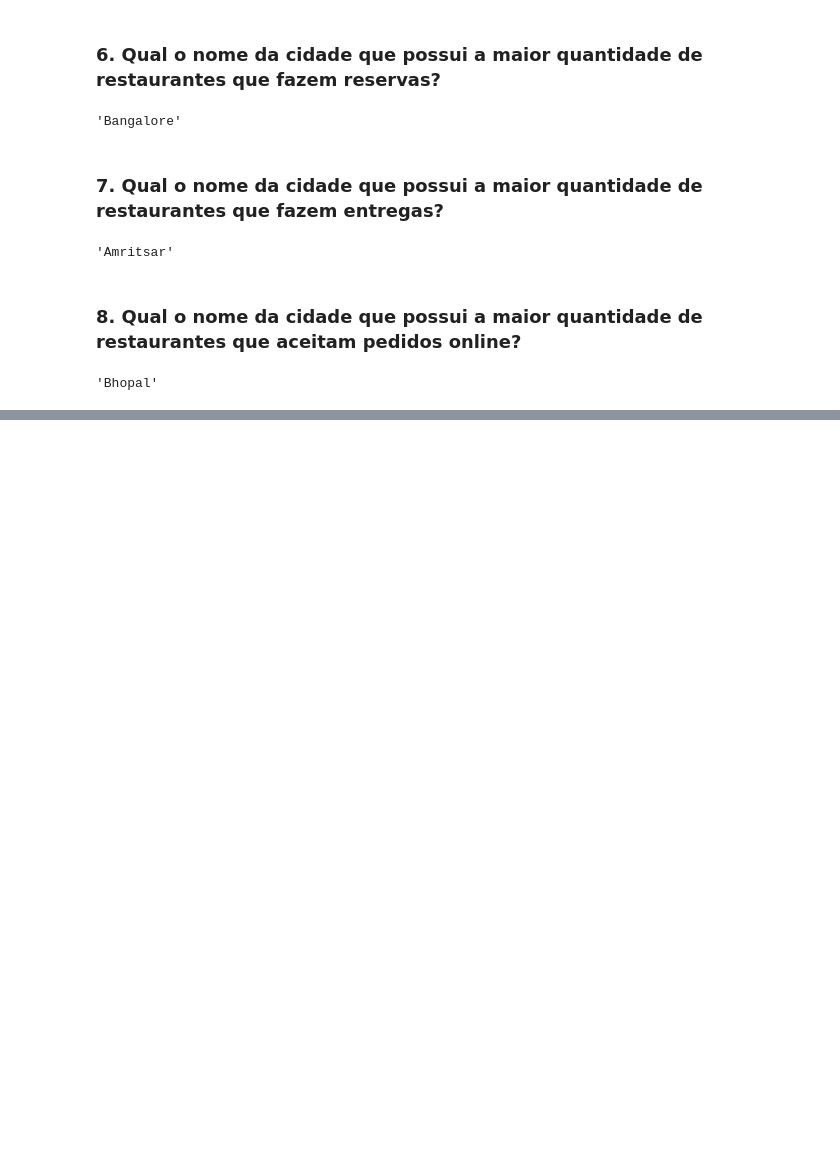
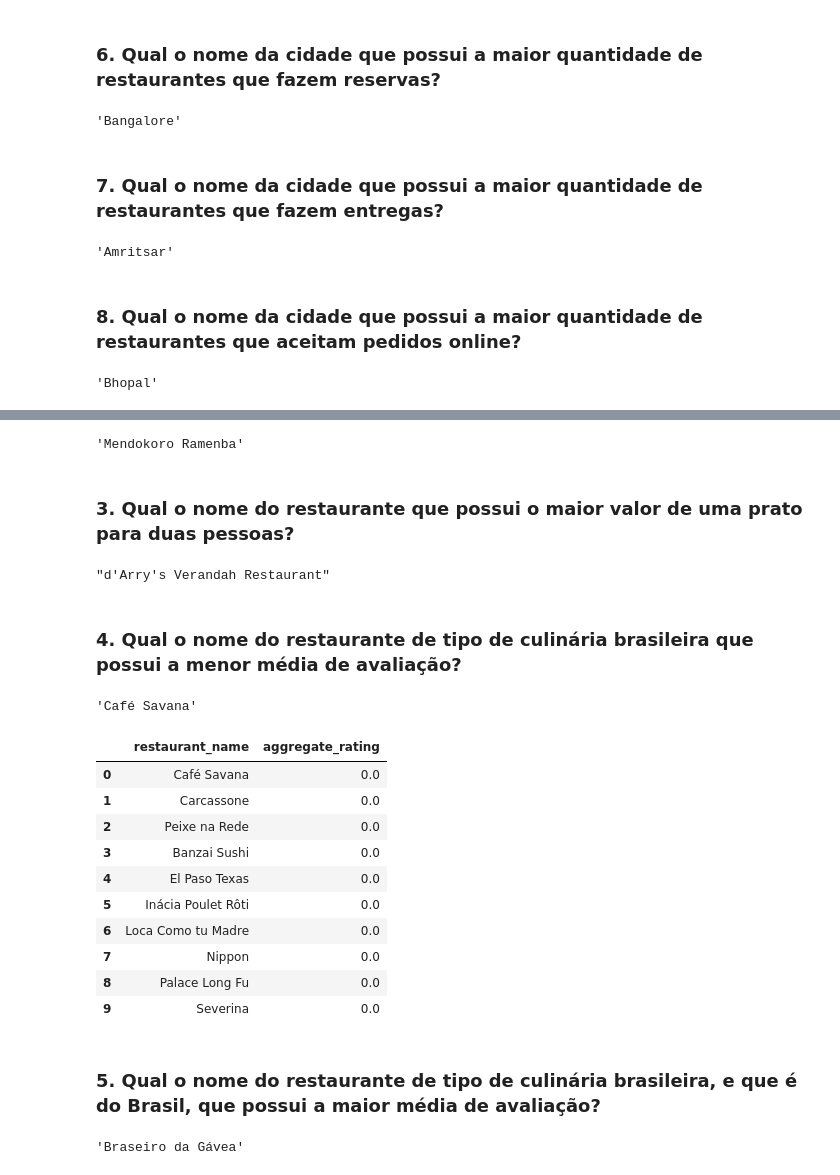
Before and after one commit to BrunnoChampZ/projeto-final-ftc, a Jupyter notebook: notebook/notebook.ipynb, the cells around one changed output, grey strips where cells are left out. Cells and saved outputs as stored; diff of their text form; code cells hidden in the pictures; blank space fills up the shorter version.

Commit message:
Answering the restaurants questions

```diff
--- a/notebook/notebook.ipynb
+++ b/notebook/notebook.ipynb
@@ -638,0 +650,40 @@ df2.loc[:, "cuisines"].nunique()
+# %%
+# the name of the restaurant with the highest average rating
+df2.nlargest(1, 'aggregate_rating')['restaurant_name'].iloc[0]
+# %% [output]
+'Mendokoro Ramenba'
+# %% [markdown]
+### 3. Qual o nome do restaurante que possui o maior valor de uma prato para duas pessoas?
+# %%
+# the name of the restaurant with the highest average cost for two
+df2.nlargest(1, 'average_cost_for_two')['restaurant_name'].iloc[0]
+# %% [output]
+"d'Arry's Verandah Restaurant"
+# %% [markdown]
+### 4. Qual o nome do restaurante de tipo de culinária brasileira que possui a menor média de avaliação?
+# %%
+df2.nsmallest(1, 'aggregate_rating')['restaurant_name'].iloc[0]
+# %% [output]
+'Café Savana'
+# %%
+# checking the first 10 restaurants that have the lowest average rating
+df2.nsmallest(10, 'aggregate_rating')[['restaurant_name', 'aggregate_rating']].reset_index(drop=True)
+# %% [output]
+|  | restaurant_name | aggregate_rating |
+| 0 | Café Savana | 0.0 |
+| 1 | Carcassone | 0.0 |
+| 2 | Peixe na Rede | 0.0 |
+| 3 | Banzai Sushi | 0.0 |
+| 4 | El Paso Texas | 0.0 |
+| 5 | Inácia Poulet Rôti | 0.0 |
+| 6 | Loca Como tu Madre | 0.0 |
+| 7 | Nippon | 0.0 |
+| 8 | Palace Long Fu | 0.0 |
+| 9 | Severina | 0.0 |
+# %% [markdown]
+### 5. Qual o nome do restaurante de tipo de culinária brasileira, e que é do Brasil, que possui a maior média de avaliação?
+# %%
+# the name of the restaurant with the type of cuisine brazilian that has the highest average rating
+df2.loc[df2['cuisines'] == 'Brazilian', :].nlargest(1, 'aggregate_rating')['restaurant_name'].iloc[0]
+# %% [output]
+'Braseiro da Gávea'
```
Also changed, not shown: parts of 12 cells of this notebook.
